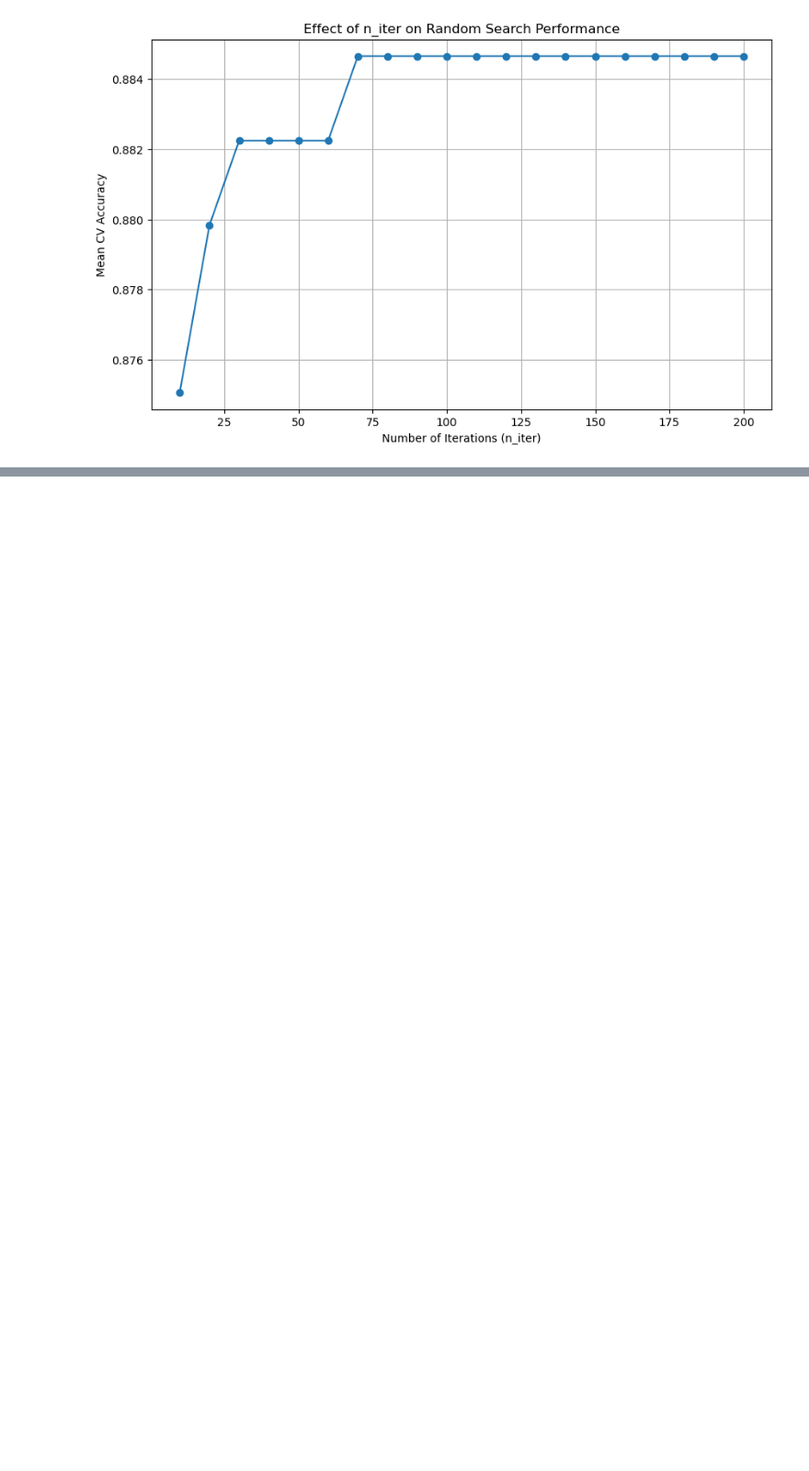
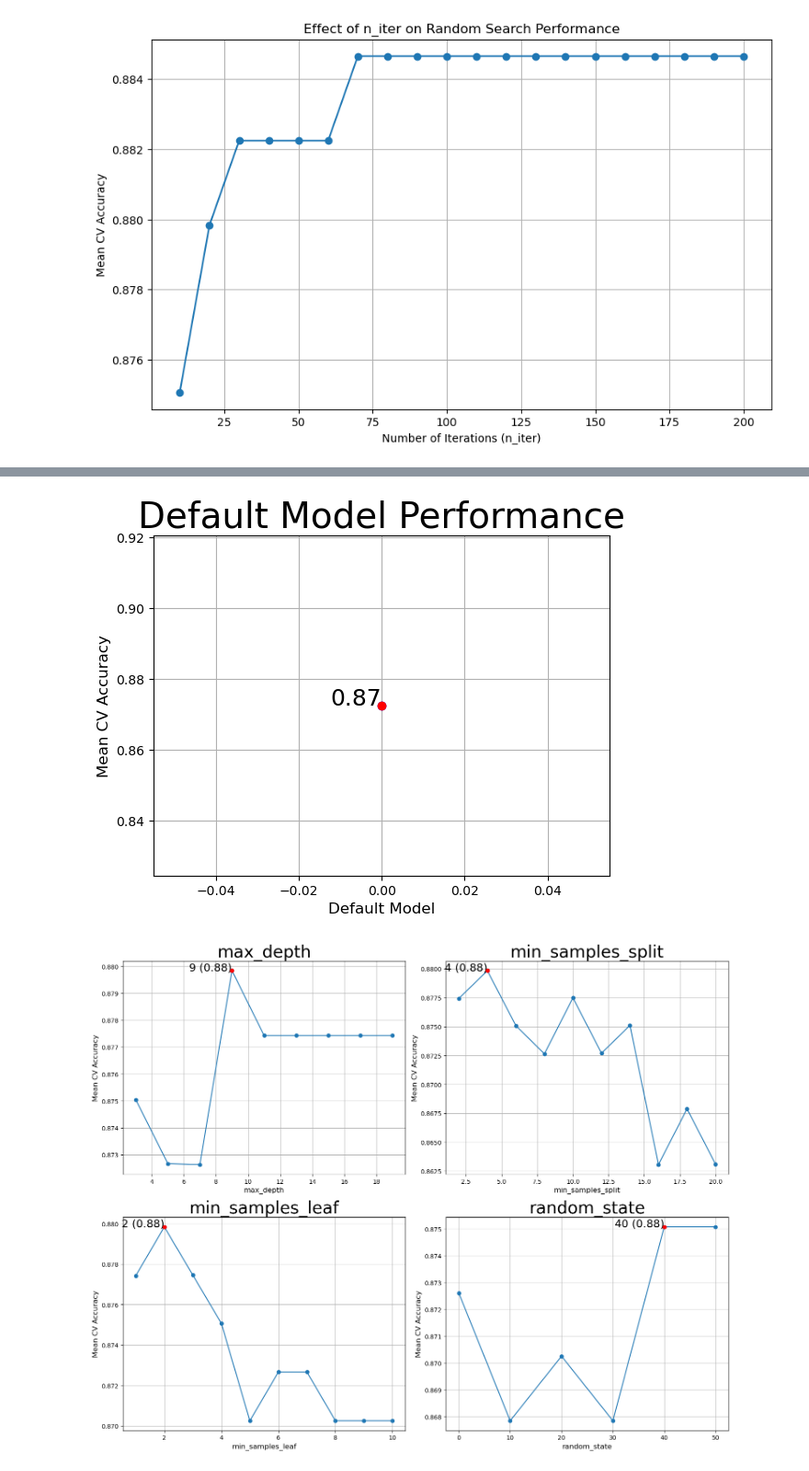
Before and after one commit to jskim12345/0705_-, a Jupyter notebook: 시각화.ipynb, the cells around one changed output, grey strips where cells are left out. Shown at 92% size. Cells and saved outputs as stored; diff of their text form; code cells hidden in the pictures; blank space fills up the shorter version.

```diff
--- a/시각화.ipynb
+++ b/시각화.ipynb
@@ -514,0 +510,78 @@ plt.show()
+# %%
+# 기본 모델 학습 및 성능 평가
+default_model = RandomForestClassifier(random_state=42)
+default_model.fit(train_input, train_target)
+
+default_train_predictions = default_model.predict(train_input)
+default_test_predictions = default_model.predict(test_input)
+
+default_train_accuracy = accuracy_score(train_target, default_train_predictions)
+default_test_accuracy = accuracy_score(test_target, default_test_predictions)
+
+# 하이퍼파라미터 값 범위 설정
+max_depth_range = list(range(3, 21, 2))
+min_samples_split_range = list(range(2, 21, 2))
+min_samples_leaf_range = list(range(1, 11, 1))
+random_state_range = list(range(0, 51, 10))
+
+# 기본 모델 성능 시각화
+default_model_scores = cross_val_score(default_model, train_input, train_target, cv=5, scoring='accuracy')
+plt.plot([0], [np.mean(default_model_scores)], marker='o', color='blue', label='Default Model Accuracy')
+plt.scatter([0], [np.mean(default_model_scores)], color='red', zorder=5)
+plt.text(0, np.mean(default_model_scores), f'{np.mean(default_model_scores):.2f}', fontsize=18, ha='right')
+plt.title('Default Model Performance', fontsize=28)
+plt.xlabel('Default Model', fontsize=12)
+plt.ylabel('Mean CV Accuracy', fontsize=12)
+plt.grid(True)
+
+def plot_hyperparameter_tuning(ax, hyperparameter_name, param_range):
+    cv_scores = []
+    best_score = 0
+    best_param = None
+
+    for param in param_range:
+        if hyperparameter_name == 'max_depth':
+            model = RandomForestClassifier(n_estimators=175, max_depth=param, random_state=42)
+        elif hyperparameter_name == 'min_samples_split':
+            model = RandomForestClassifier(n_estimators=175, min_samples_split=param, random_state=42)
+        elif hyperparameter_name == 'min_samples_leaf':
+            model = RandomForestClassifier(n_estimators=175, min_samples_leaf=param, random_state=42)
+        elif hyperparameter_name == 'random_state':
+            model = RandomForestClassifier(n_estimators=175, random_state=param)
+
+        scores = cross_val_score(model, train_input, train_target, cv=5, scoring='accuracy')
+        mean_score = np.mean(scores)
+        cv_scores.append(mean_score)
+
+        if mean_score > best_score:
+            best_score = mean_score
+            best_param = param
+
+    # 성능 시각화
+    ax.plot(param_range, cv_scores, marker='o', label='Mean CV Accuracy')
+    ax.scatter([best_param], [best_score], color='red', zorder=5)
+    ax.text(best_param, best_score, f'{best_param} ({best_score:.2f})', fontsize=18, ha='right')
+    ax.set_title(f'{hyperparameter_name}', fontsize=28)
+    ax.set_xlabel(hyperparameter_name, fontsize=15)
+    ax.set_ylabel('Mean CV Accuracy', fontsize=15)
+    ax.grid(True)
+
+fig, axes = plt.subplots(2, 2, figsize=(15, 12))
+
+# max_depth 성능 시각화 및 출력
+plot_hyperparameter_tuning(axes[0, 0], 'max_depth', max_depth_range)
+
+# min_samples_split 성능 시각화 및 출력
+plot_hyperparameter_tuning(axes[0, 1], 'min_samples_split', min_samples_split_range)
+
+# min_samples_leaf 성능 시각화 및 출력
+plot_hyperparameter_tuning(axes[1, 0], 'min_samples_leaf', min_samples_leaf_range)
+
+# random_state 성능 시각화 및 출력
+plot_hyperparameter_tuning(axes[1, 1], 'random_state', random_state_range)
+
+plt.tight_layout()
+plt.show()
+# %% [output]
+[figure, added]
+[figure, added]
```
Also changed, not shown: parts of 3 cells of this notebook.
